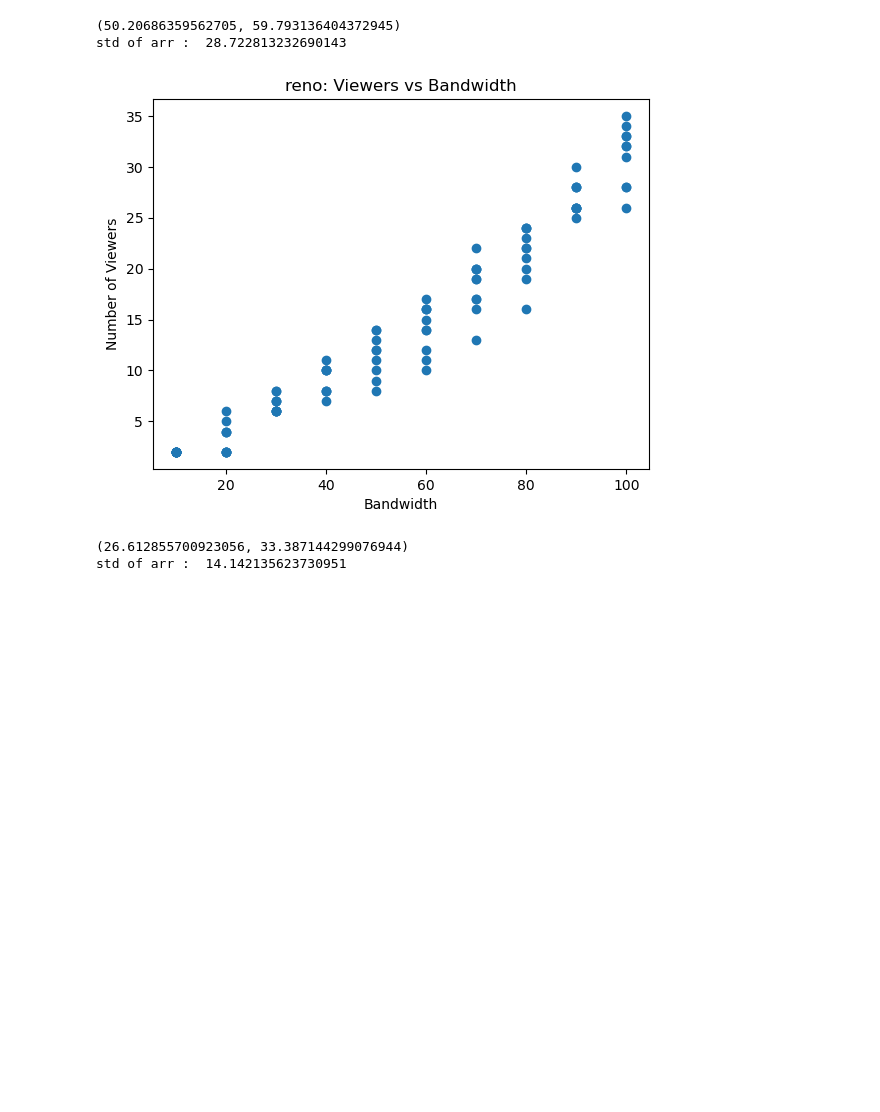
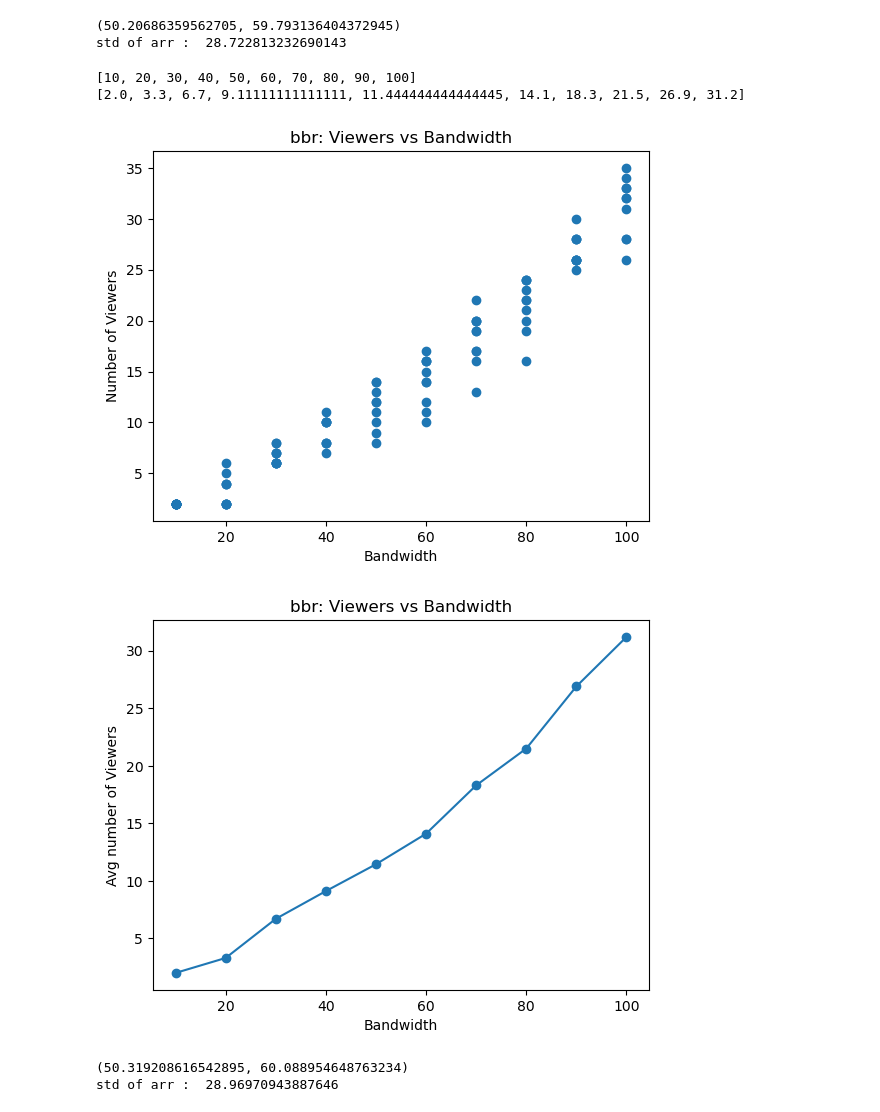
Before and after one commit to BaiqingL/CS655-TCP-Comparison, a Jupyter notebook: data/Statistics.ipynb, the cells around one changed output. Drawn from its saved outputs; the diff is of its cells as text; code cells hidden in the pictures; blank space fills up the shorter version.

```diff
--- a/data/Statistics.ipynb
+++ b/data/Statistics.ipynb
@@ -52,7 +52,7 @@ for i in range(1, 11):
 bandwidth_list = []
 for i in set(bandwidth):
     bandwidth_list.append(i)
-
+bandwidth_list.sort()
 avg = [[] for _ in range(len(bandwidth_list))]
 
 avg_list = []
@@ -97,5 +95,24 @@ for i in range(1, 11):
     cur_bandwidth, cur_num_viewers = readFile(fileName)
     bandwidth += cur_bandwidth
     num_viewers += cur_num_viewers
-splot(bandwidth, num_viewers, "cubic: Viewers vs Bandwidth", "Bandwidth", "Number of Viewers")
+bandwidth_list = []
+for i in set(bandwidth):
+    bandwidth_list.append(i)
+bandwidth_list.sort()
+avg = [[] for _ in range(len(bandwidth_list))]
+
+avg_list = []
+
+for i in range(len(num_viewers)):
+    for j in range(len(bandwidth_list)):
+
+        if bandwidth[i] == bandwidth_list[j]:
+            avg[j].append(num_viewers[i])
+for i in range(len(avg)):
+    avg_list.append(calAvgViewers(avg[i]))
+
+print(bandwidth_list)
+print(avg_list)
+splot(bandwidth, num_viewers, "bbr: Viewers vs Bandwidth", "Bandwidth", "Number of Viewers")
+plot(bandwidth_list, avg_list,"bbr: Viewers vs Bandwidth", "Bandwidth", "Avg number of Viewers")
 # %% [output]
@@ -113,15 +133,37 @@ std of arr :  28.722813232690143
 # %%
 # Graph 3 - reno
 # Bandwidth vs Number of Viewers
 bandwidth, num_viewers = [], []
 for i in range(1, 11):
     fileName = "./viewPerf_" + str(i) + "_reno.txt"
     cur_bandwidth, cur_num_viewers = readFile(fileName)
     bandwidth += cur_bandwidth
     num_viewers += cur_num_viewers
-splot(bandwidth, num_viewers, "reno: Viewers vs Bandwidth", "Bandwidth", "Number of Viewers")
+bandwidth_list = []
+for i in set(bandwidth):
+    bandwidth_list.append(i)
+bandwidth_list.sort()
+avg = [[] for _ in range(len(bandwidth_list))]
+
+avg_list = []
+
+for i in range(len(num_viewers)):
+    for j in range(len(bandwidth_list)):
+
+        if bandwidth[i] == bandwidth_list[j]:
+            avg[j].append(num_viewers[i])
+for i in range(len(avg)):
+    avg_list.append(calAvgViewers(avg[i]))
+
+print(bandwidth_list)
+print(avg_list)
+splot(bandwidth, num_viewers, "bbr: Viewers vs Bandwidth", "Bandwidth", "Number of Viewers")
+plot(bandwidth_list, avg_list,"bbr: Viewers vs Bandwidth", "Bandwidth", "Avg number of Viewers")
 # %% [output]
+[10, 20, 30, 40, 50, 60, 70, 80, 90, 100]
+[2.0, 3.3, 6.7, 9.11111111111111, 11.444444444444445, 14.1, 18.3, 21.5, 26.9, 31.2]
-[figure, old version]
+[figure, new version]
+[figure, added]
 # %%
 import numpy as np
 import scipy.stats as st
@@ -130,5 +172,5 @@ import scipy.stats as st
 print(st.t.interval(alpha=0.90, df=len(bandwidth)-1, loc=np.mean(bandwidth), scale=st.sem(bandwidth)))
 print("std of arr : ", np.std(bandwidth))
 # %% [output]
-(26.612855700923056, 33.387144299076944)
-std of arr :  14.142135623730951
+(50.319208616542895, 60.088954648763234)
+std of arr :  28.96970943887646
```
Also changed, not shown: parts of 7 cells of this notebook.
